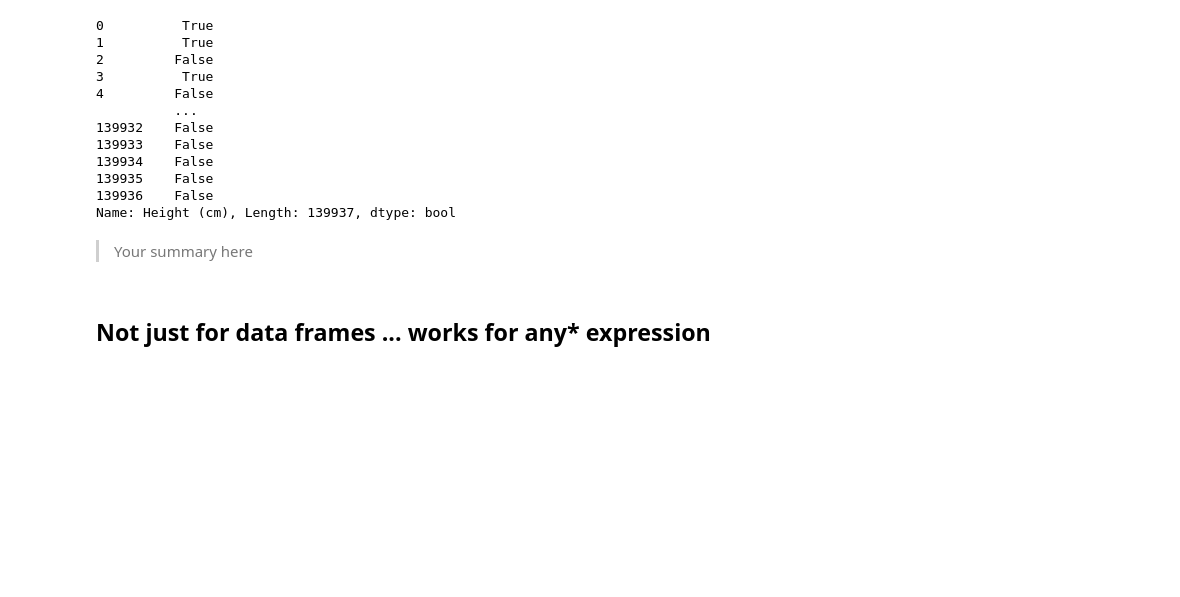
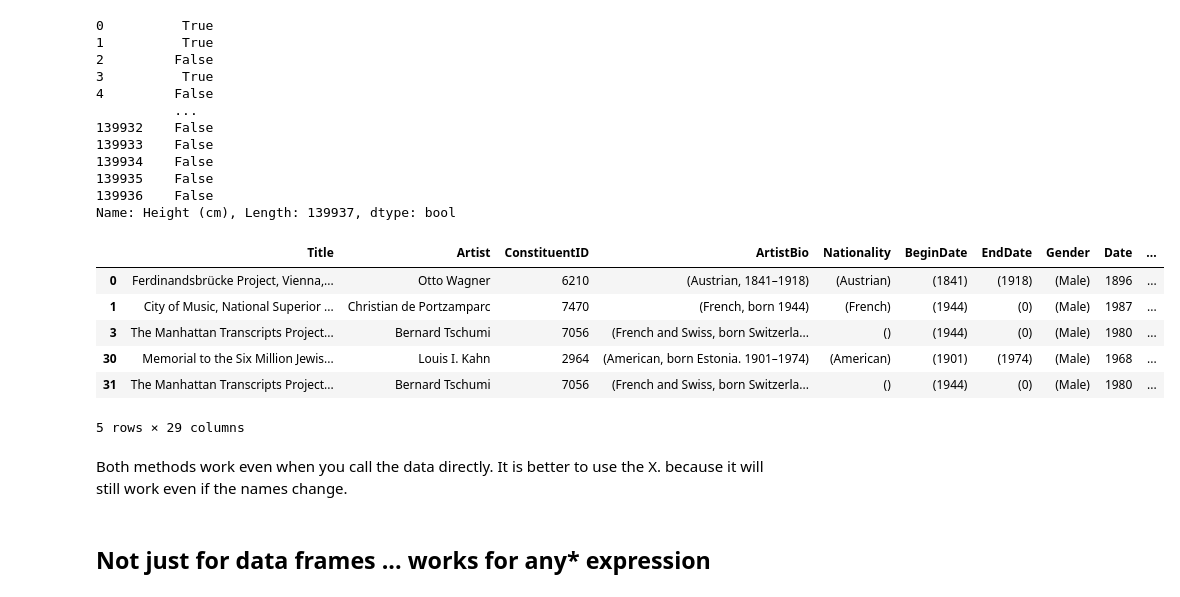
Before and after one commit to josephnagel1/NagelJoseph_module2_intro_to_pandas, a Jupyter notebook: 2_3_intentions_and_column_expressions.ipynb, the cells around one changed output. Drawn from its saved outputs; the diff is of its cells as text; code cells hidden in the pictures; blank space fills up the shorter version.

```diff
--- a/2_3_intentions_and_column_expressions.ipynb
+++ b/2_3_intentions_and_column_expressions.ipynb
@@ -142,8 +143,21 @@ Name: Height (cm), Length: 139937, dtype: bool
 139935    False
 139936    False
 Name: Height (cm), Length: 139937, dtype: bool
-# %% [markdown]
-> Your summary here
+# %%
+#task 3
+(artwork
+ >> filter_by(my_expr)
+).head()
+# %% [output]
+|  | Title | Artist | ConstituentID | ArtistBio | Nationality | BeginDate | EndDate | Gender | Date | ... |
+| 0 | Ferdinandsbrücke Project, Vienna,... | Otto Wagner | 6210 | (Austrian, 1841–1918) | (Austrian) | (1841) | (1918) | (Male) | 1896 | ... |
+| 1 | City of Music, National Superior ... | Christian de Portzamparc | 7470 | (French, born 1944) | (French) | (1944) | (0) | (Male) | 1987 | ... |
+| 3 | The Manhattan Transcripts Project... | Bernard Tschumi | 7056 | (French and Swiss, born Switzerla... | () | (1944) | (0) | (Male) | 1980 | ... |
+| 30 | Memorial to the Six Million Jewis... | Louis I. Kahn | 2964 | (American, born Estonia. 1901–1974) | (American) | (1901) | (1974) | (Male) | 1968 | ... |
+| 31 | The Manhattan Transcripts Project... | Bernard Tschumi | 7056 | (French and Swiss, born Switzerla... | () | (1944) | (0) | (Male) | 1980 | ... |
+5 rows × 29 columns
+# %% [markdown]
+Both methods work even when you call the data directly. It is better to use the X. because it will still work even if the names change.
 # %% [markdown]
 ## Not just for data frames ... works for any* expression
 # %%
```
Also changed, not shown: parts of 7 cells of this notebook.
